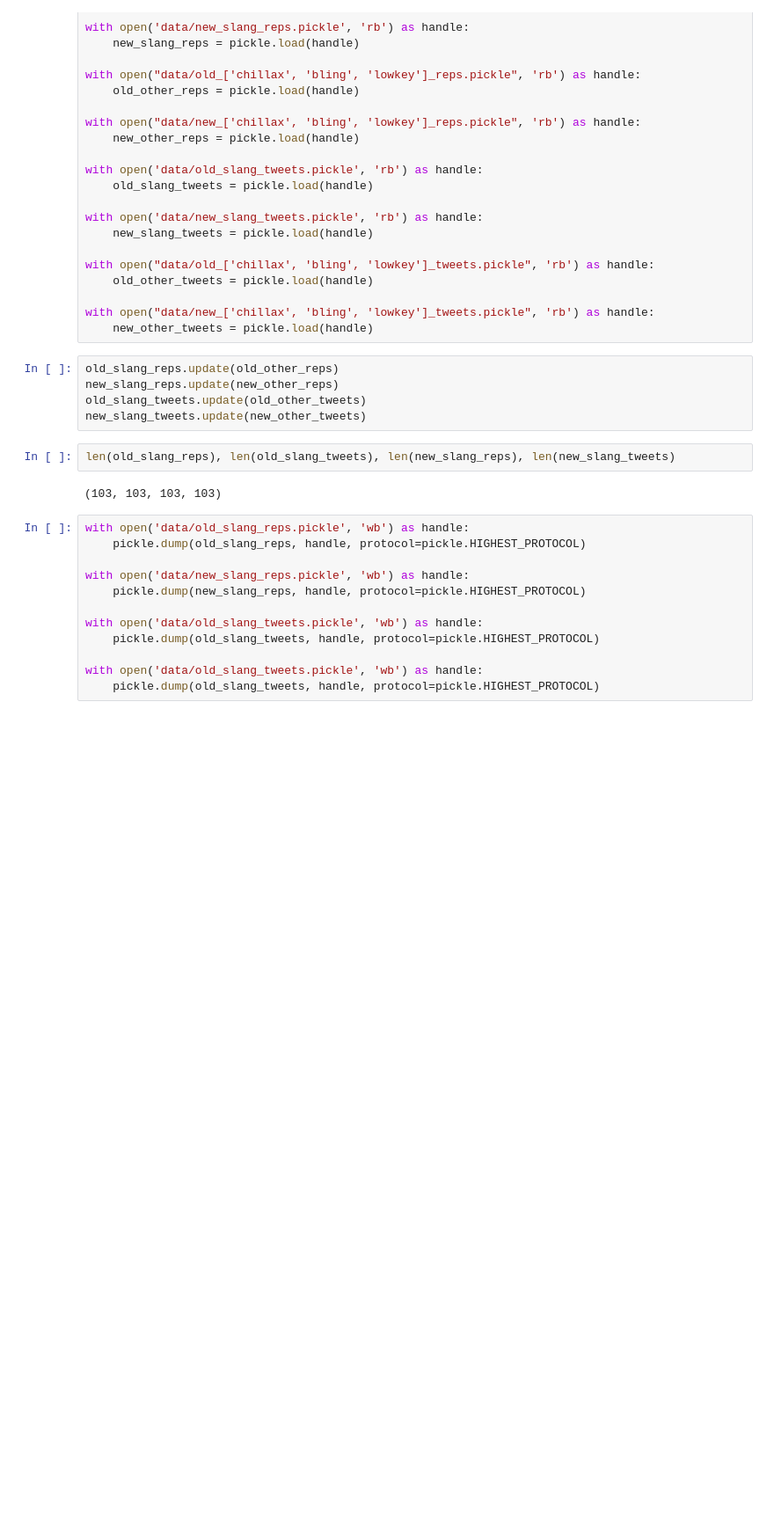
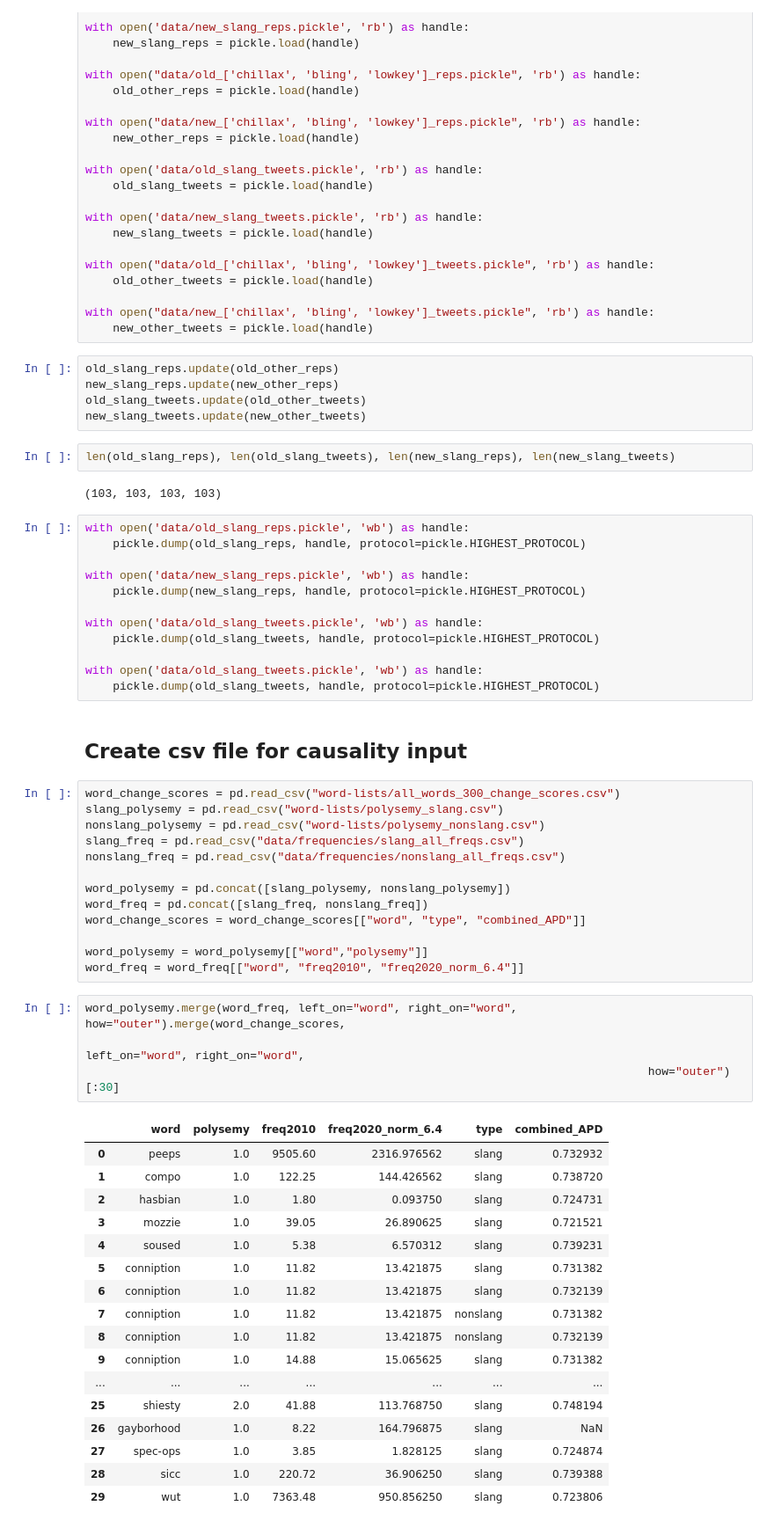
Before and after one commit to opedal/slangvolution, a Jupyter notebook: Word sampling.ipynb, the cells around one changed output. Shown: that part at 88% size. Cells and saved outputs as stored; diff of their text form; blank space fills up the shorter version.

```diff
--- a/Word sampling.ipynb
+++ b/Word sampling.ipynb
@@ -457,3 +457,40 @@ with open('data/old_slang_tweets.pickle', 'wb') as handle:
 
 with open('data/old_slang_tweets.pickle', 'wb') as handle:
     pickle.dump(old_slang_tweets, handle, protocol=pickle.HIGHEST_PROTOCOL)
+# %% [markdown]
+## Create csv file for causality input
+# %%
+word_change_scores = pd.read_csv("word-lists/all_words_300_change_scores.csv")
+slang_polysemy = pd.read_csv("word-lists/polysemy_slang.csv")
+nonslang_polysemy = pd.read_csv("word-lists/polysemy_nonslang.csv")
+slang_freq = pd.read_csv("data/frequencies/slang_all_freqs.csv")
+nonslang_freq = pd.read_csv("data/frequencies/nonslang_all_freqs.csv")
+
+word_polysemy = pd.concat([slang_polysemy, nonslang_polysemy])
+word_freq = pd.concat([slang_freq, nonslang_freq])
+word_change_scores = word_change_scores[["word", "type", "combined_APD"]]
+
+word_polysemy = word_polysemy[["word","polysemy"]]
+word_freq = word_freq[["word", "freq2010", "freq2020_norm_6.4"]]
+# %%
+word_polysemy.merge(word_freq, left_on="word", right_on="word", how="outer").merge(word_change_scores,
+                                                                                  left_on="word", right_on="word",
+                                                                                  how="outer")[:30]
+# %% [output]
+|  | word | polysemy | freq2010 | freq2020_norm_6.4 | type | combined_APD |
+| 0 | peeps | 1.0 | 9505.60 | 2316.976562 | slang | 0.732932 |
+| 1 | compo | 1.0 | 122.25 | 144.426562 | slang | 0.738720 |
+| 2 | hasbian | 1.0 | 1.80 | 0.093750 | slang | 0.724731 |
+| 3 | mozzie | 1.0 | 39.05 | 26.890625 | slang | 0.721521 |
+| 4 | soused | 1.0 | 5.38 | 6.570312 | slang | 0.739231 |
+| 5 | conniption | 1.0 | 11.82 | 13.421875 | slang | 0.731382 |
+| 6 | conniption | 1.0 | 11.82 | 13.421875 | slang | 0.732139 |
+| 7 | conniption | 1.0 | 11.82 | 13.421875 | nonslang | 0.731382 |
+| 8 | conniption | 1.0 | 11.82 | 13.421875 | nonslang | 0.732139 |
+| 9 | conniption | 1.0 | 14.88 | 15.065625 | slang | 0.731382 |
+| ... | ... | ... | ... | ... | ... | ... |
+| 25 | shiesty | 2.0 | 41.88 | 113.768750 | slang | 0.748194 |
+| 26 | gayborhood | 1.0 | 8.22 | 164.796875 | slang | NaN |
+| 27 | spec-ops | 1.0 | 3.85 | 1.828125 | slang | 0.724874 |
+| 28 | sicc | 1.0 | 220.72 | 36.906250 | slang | 0.739388 |
+| 29 | wut | 1.0 | 7363.48 | 950.856250 | slang | 0.723806 |
```
Also changed, not shown: 4 other files.
